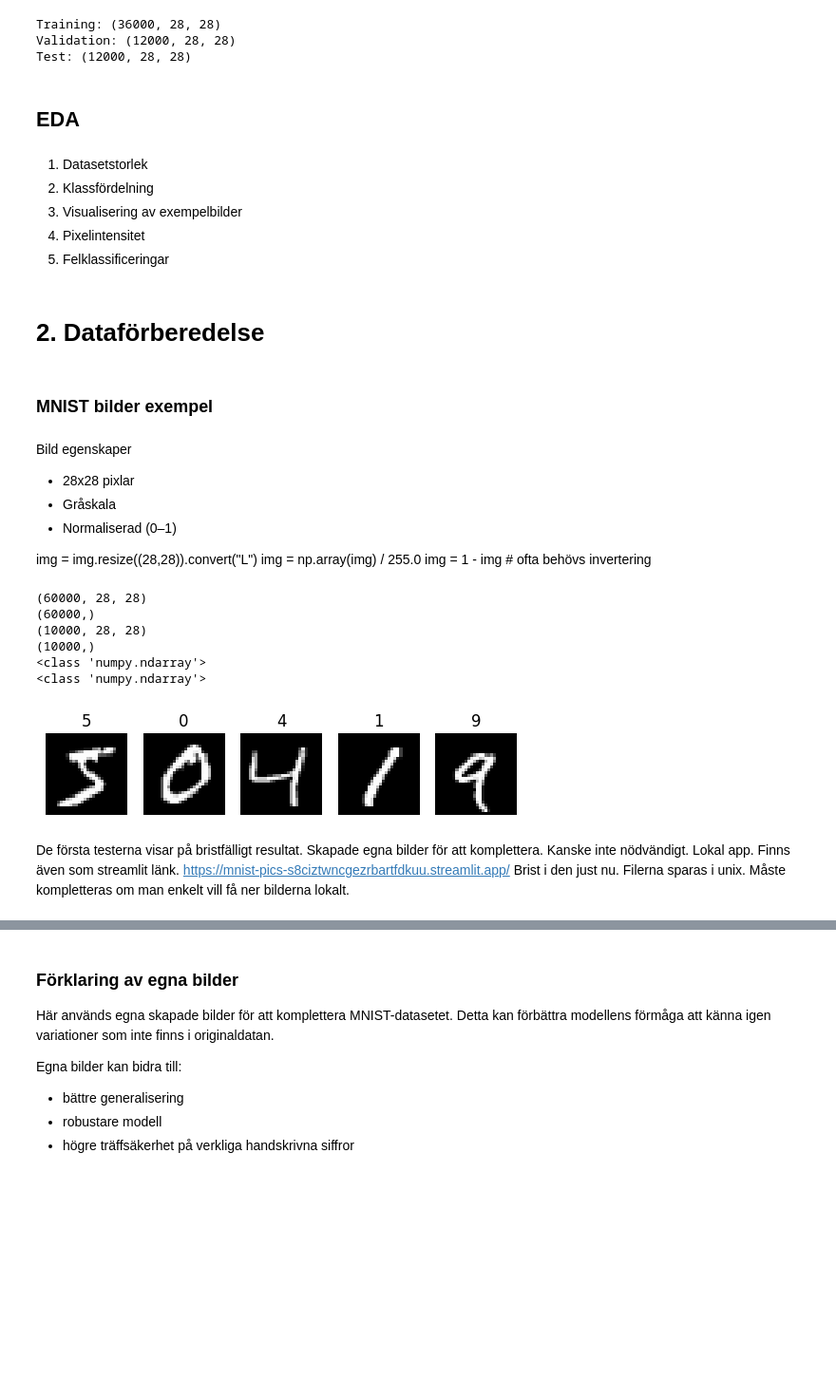
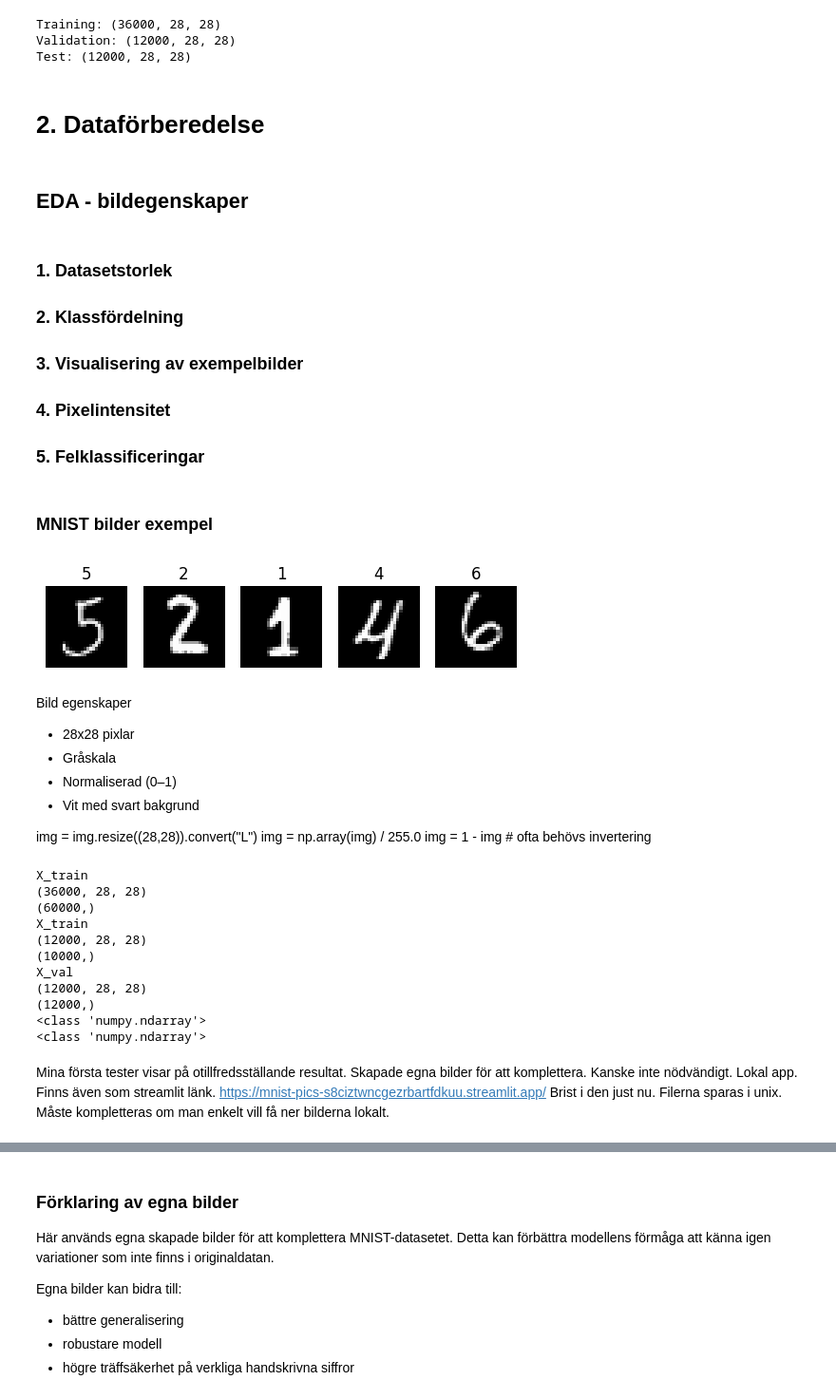
Before and after one commit to gosolna-commits/YH-Kunskapskontroll-AI, a Jupyter notebook: Göran_kunskapskontroll_AI.ipynb, the cells around one changed output, grey strips where cells are left out. Shown at 95% size. Saved outputs shown, nothing was run; the diff lists cells and outputs as text; code cells hidden in the pictures; blank space fills up the shorter version.

```diff
--- a/Göran_kunskapskontroll_AI.ipynb
+++ b/Göran_kunskapskontroll_AI.ipynb
@@ -118,23 +124,34 @@ print("Test:", X_test.shape)
 Training: (36000, 28, 28)
 Validation: (12000, 28, 28)
 Test: (12000, 28, 28)
+# %% [markdown]
+# 2. Dataförberedelse
 # %% [markdown]
-## EDA
+## EDA - bildegenskaper
 # %% [markdown]
-1. Datasetstorlek
-2. Klassfördelning
-3. Visualisering av exempelbilder
-4. Pixelintensitet
-5. Felklassificeringar
+### 1. Datasetstorlek
+### 2. Klassfördelning
+### 3. Visualisering av exempelbilder
+### 4. Pixelintensitet
+### 5. Felklassificeringar
-# %% [markdown]
-# 2. Dataförberedelse
 # %% [markdown]
 ### MNIST bilder exempel
+# %%
+for i in range(5):
+    plt.subplot(1, 5, i+1)
+    plt.imshow(X_train[i], cmap='gray')
+    plt.title(y_train[i])
+    plt.axis('off')
+
+plt.show()
+# %% [output]
+[figure, added]
 # %% [markdown]
 Bild egenskaper
 * 28x28 pixlar
 * Gråskala
 * Normaliserad (0–1)
+* Vit med svart bakgrund
 
 img = img.resize((28,28)).convert("L")
 img = np.array(img) / 255.0
@@ -142,34 +159,35 @@ img = 1 - img   # ofta behövs invertering
 # %%
 (x_train, y_train), (x_test, y_test) = mnist.load_data()
 
-
-print(x_train.shape)
+print('X_train')
+print(X_train.shape)
 print(y_train.shape)
 
-print(x_test.shape)
+print('X_train')
+print(X_test.shape)
 print(y_test.shape)
+
+print('X_val')
+print(X_val.shape)
+print(y_val.shape)
+
 
 print(type(x_train))
 print(type(y_train))
 # %% [output]
-(60000, 28, 28)
+X_train
+(36000, 28, 28)
 (60000,)
-(10000, 28, 28)
+X_train
+(12000, 28, 28)
 (10000,)
+X_val
+(12000, 28, 28)
+(12000,)
 <class 'numpy.ndarray'>
 <class 'numpy.ndarray'>
-# %%
-for i in range(5):
-    plt.subplot(1, 5, i+1)
-    plt.imshow(x_train[i], cmap='gray')
-    plt.title(y_train[i])
-    plt.axis('off')
-
-plt.show()
-# %% [output]
-[figure, removed]
 # %% [markdown]
-De första testerna visar på bristfälligt resultat. Skapade egna bilder för att komplettera. Kanske inte nödvändigt.
+Mina första tester visar på otillfredsställande resultat. Skapade egna bilder för att komplettera. Kanske inte nödvändigt.
 Lokal app. Finns även som streamlit länk.
 https://mnist-pics-s8ciztwncgezrbartfdkuu.streamlit.app/
 Brist i den just nu. Filerna sparas i unix. Måste kompletteras om man enkelt vill få ner bilderna lokalt.
```
Also changed, not shown: parts of 61 cells of this notebook.
